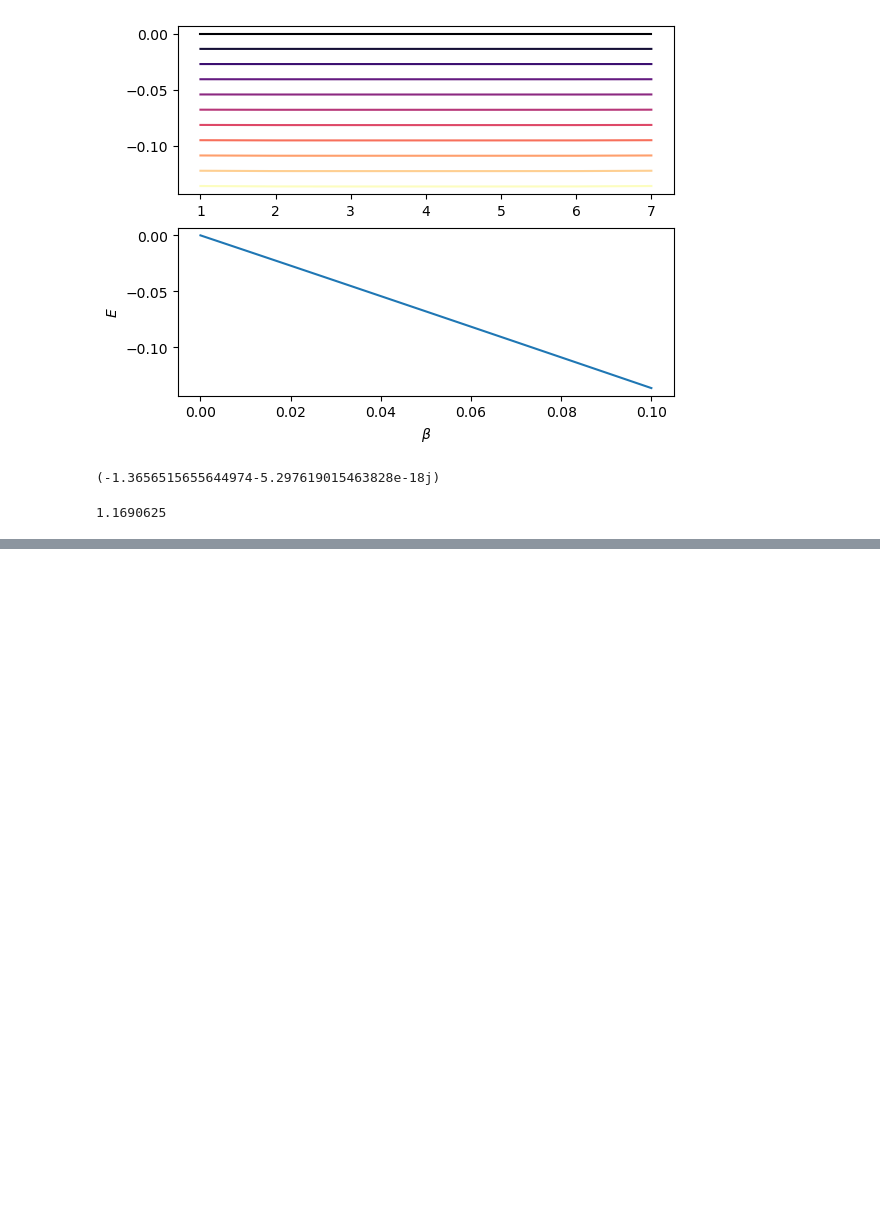
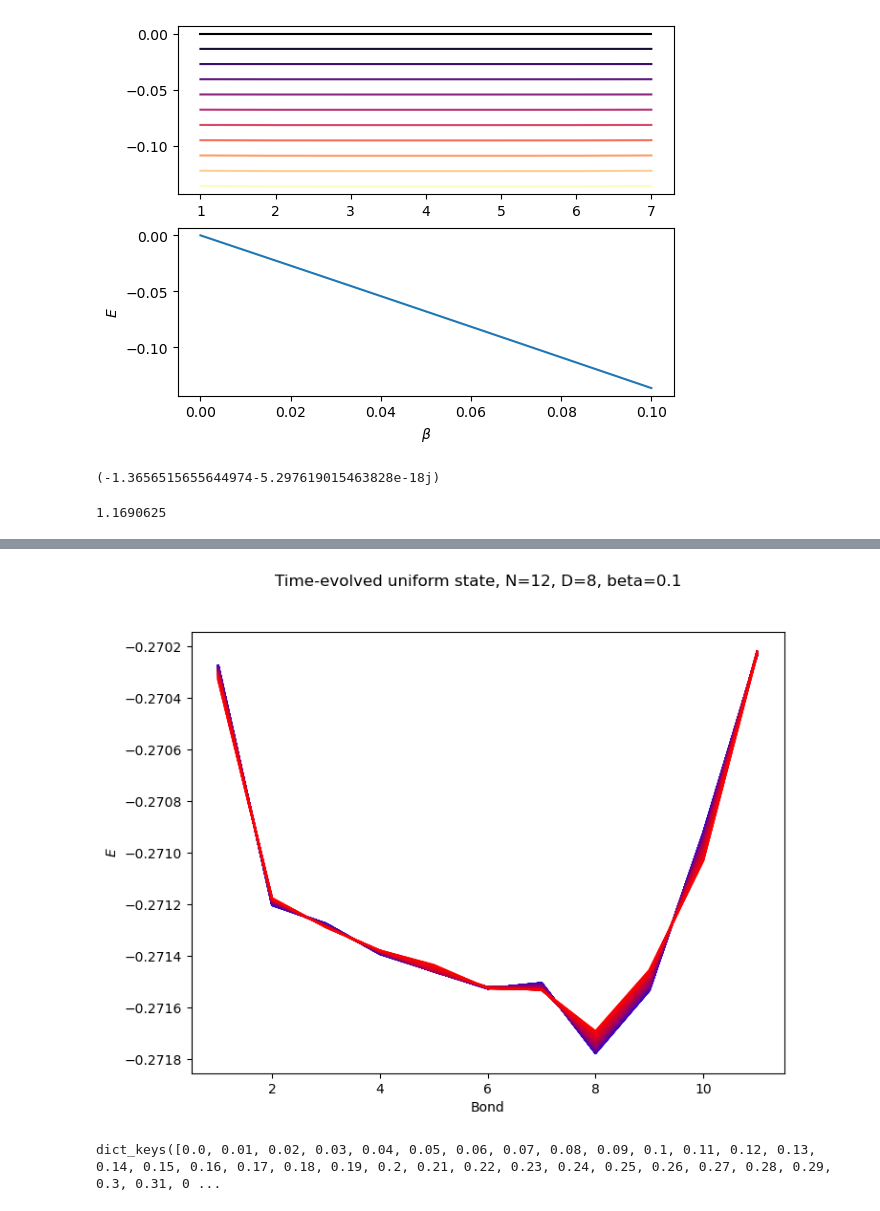
Before and after one commit to OscarCharlieST/quantum-tensor, a Jupyter notebook: active.ipynb, the cells around one changed output, grey strips where cells are left out. Saved outputs shown, nothing was run; the diff lists cells and outputs as text; code cells hidden in the pictures; blank space fills up the shorter version.

```diff
--- a/active.ipynb
+++ b/active.ipynb
@@ -315,0 +340,13 @@ print((J**2 + 0.5*(h**2 + g**2)))
+# %%
+initial_state = copy.deepcopy(beta_state)
+t_f = 1
+n_steps = 100
+# evolved_state, expectations = sim.tdvp(initial_state, H_tf, t_f, n_steps, operators=local_ops)
+evolved_state, expectations = sim.tdvp(initial_state,
+                                       H_tf,
+                                       t_f,
+                                       n_steps,
+                                       sim.method_exact,
+                                       history=True,
+                                       verbose=True,
+                                       operators=[H_tf])
@@ -315,0 +371,20 @@ print((J**2 + 0.5*(h**2 + g**2)))
+# %%
+fig, ax = plt.subplots(1, 1, figsize=(8, 6))
+fig.suptitle(f"Time-evolved uniform state, N={N}, D={D}, beta={beta}")
+
+ax.set_ylabel(r'$E$')
+ax.set_xlabel("Bond")
+
+times = evolved_state.keys()
+E_profile={}
+for t in times:
+    if t < t_f:
+        E_profile[t] = [ops.local_expect(evolved_state[t], term)
+                        for term in H_terms]
+        ax.plot(np.arange(1,N), E_profile[t], color=(t/t_f, 0, 1-t/t_f))
+# %% [output]
+[figure, added]
+# %%
+times
+# %% [output]
+dict_keys([0.0, 0.01, 0.02, 0.03, 0.04, 0.05, 0.06, 0.07, 0.08, 0.09, 0.1, 0.11, 0.12, 0.13, 0.14, 0.15, 0.16, 0.17, 0.18, 0.19, 0.2, 0.21, 0.22, 0.23, 0.24, 0.25, 0.26, 0.27, 0.28, 0.29, 0.3, 0.31, 0 ...
```
Also changed, not shown: parts of 11 cells of this notebook, 1 other file.
